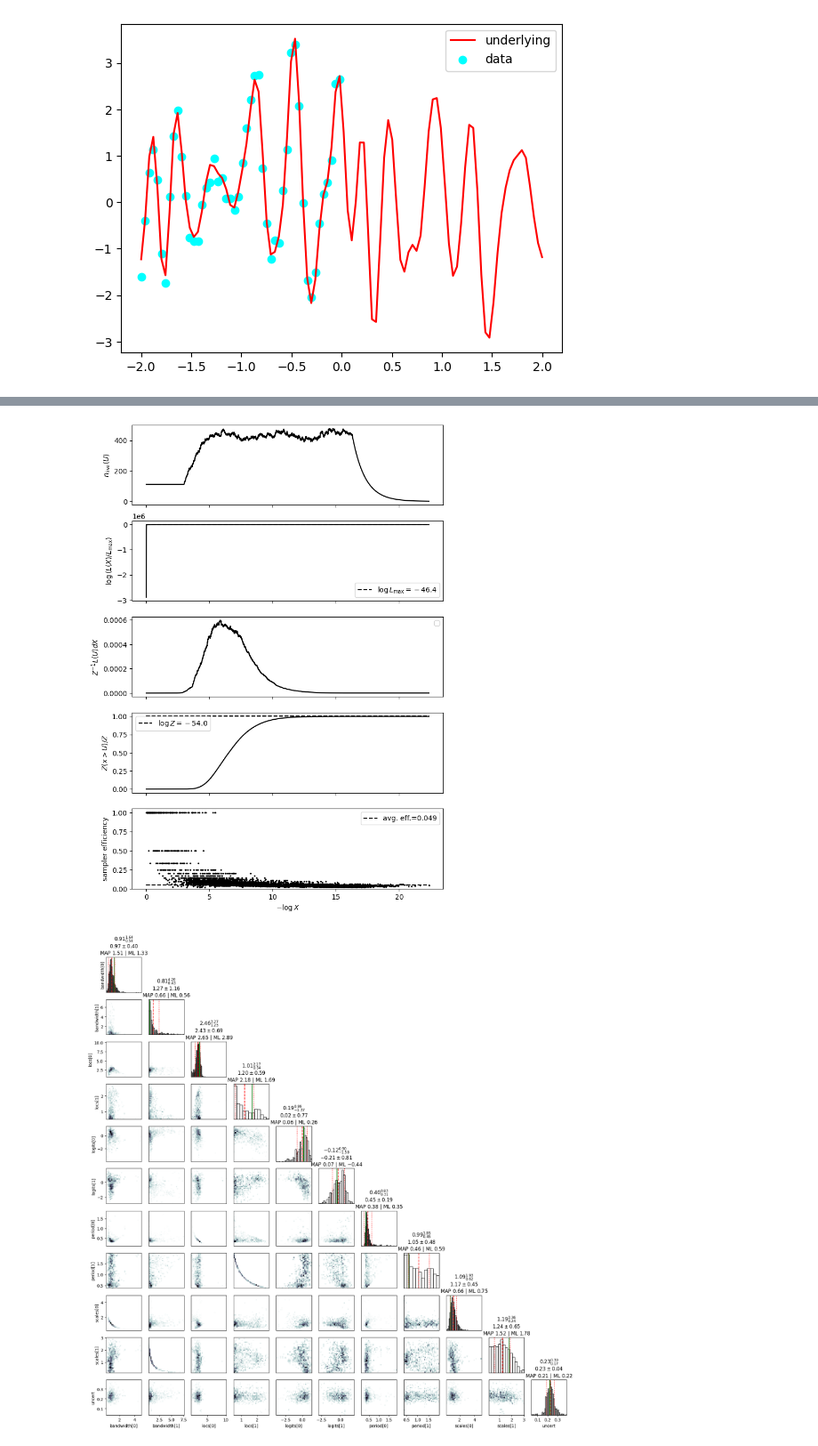
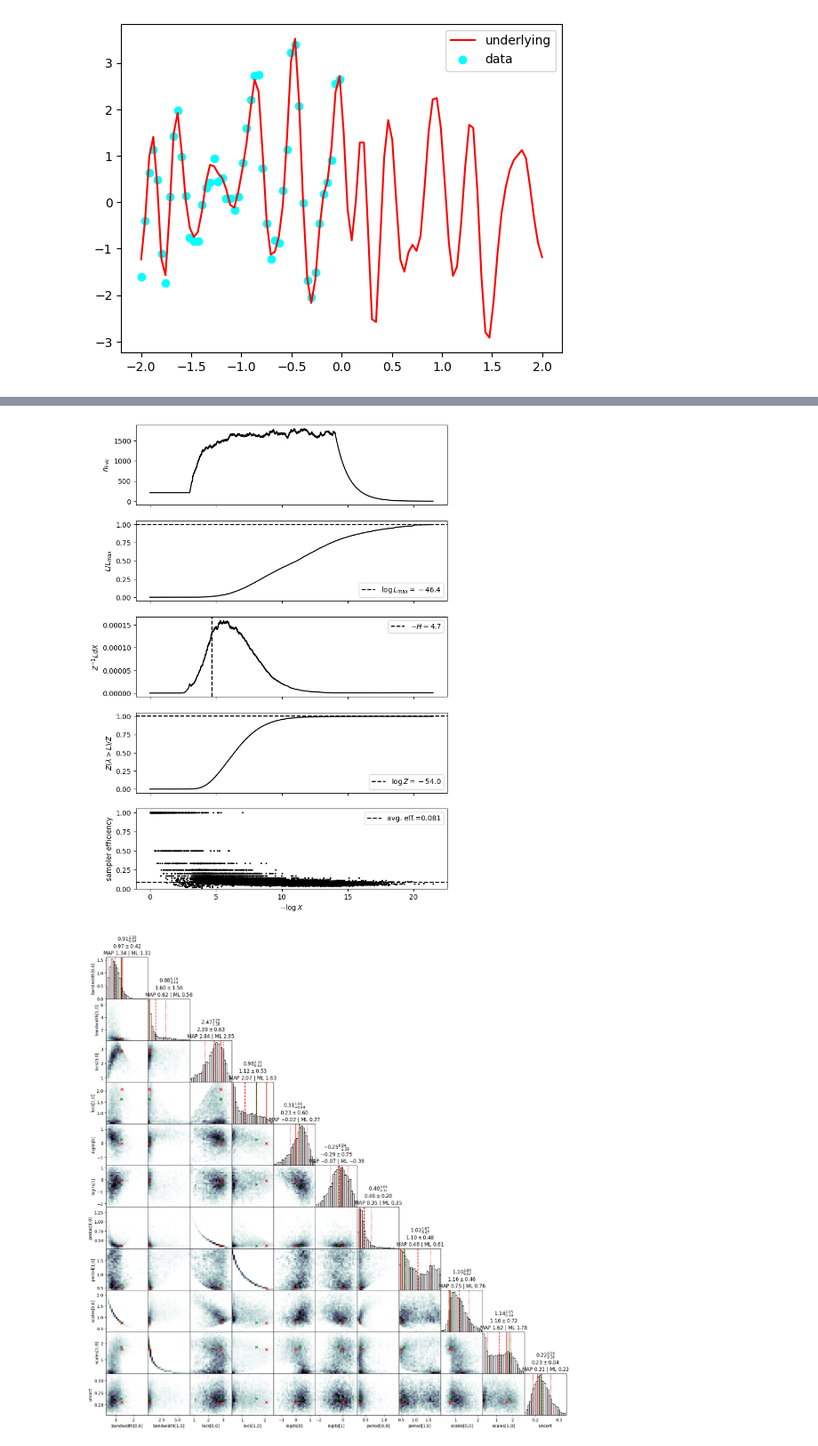
Before and after one commit to Joshuaalbert/jaxns, a Jupyter notebook: docs/examples/gaussian_process_marginalisation_spectral.ipynb, the cells around one changed output, grey strips where cells are left out. Shown: that part at 89% size. Saved outputs shown, nothing was run; the diff lists cells and outputs as text; code cells hidden in the pictures.

```diff
--- a/docs/examples/gaussian_process_marginalisation_spectral.ipynb
+++ b/docs/examples/gaussian_process_marginalisation_spectral.ipynb
@@ -121,6 +121,7 @@ plt.show()
 # %%
 
 
+import jax
 from jaxns import Prior, Model, DefaultNestedSampler
 
 kernel = tfpk.SpectralMixture
@@ -183,10 +184,13 @@ model = Model(prior_model=prior_model, log_likelihood=log_likelihood)
 model.sanity_check(random.PRNGKey(0), S=100)
 
 # Create the nested sampler class. In this case without any tuning.
-exact_ns = DefaultNestedSampler(model=model,
-                                max_samples=1e6)
+exact_ns = DefaultNestedSampler(
+    model=model,
+    max_samples=1e6,
+    parameter_estimation=True
+)
 
-termination_reason, state = exact_ns(random.PRNGKey(42))
+termination_reason, state = jax.jit(exact_ns)(random.PRNGKey(42))
 results = exact_ns.to_results(termination_reason=termination_reason, state=state)
 
 exact_ns.summary(results)
@@ -216,5 +219,5 @@ WARNING[2023-12-11 13:06:34,020]: No artists with labels found to put in legend.
-[figure, old version]
+[figure, new version]
-[figure, old version]
+[figure, new version]
 # %%
 def predict_f_fn(uncert, locs, scales, logits):
     kernel_params = dict(locs=locs,
```
Also changed, not shown: parts of 4 cells of this notebook, 26 other files.
